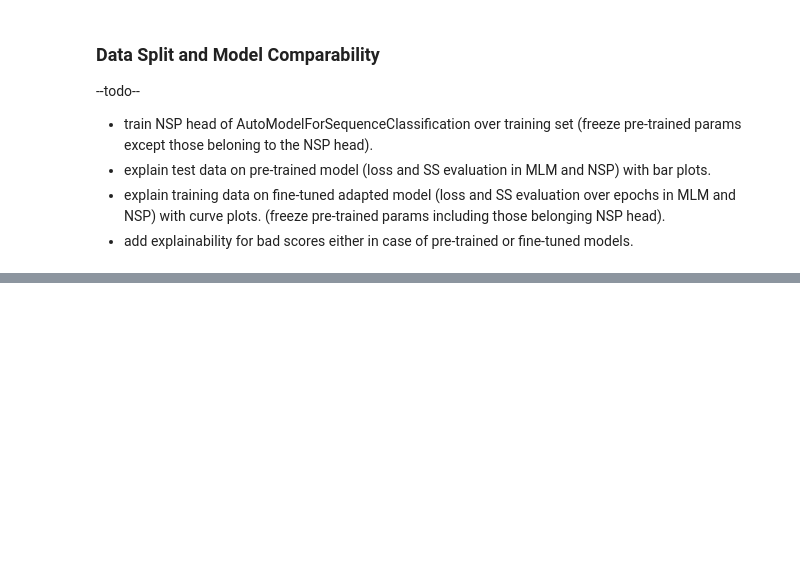
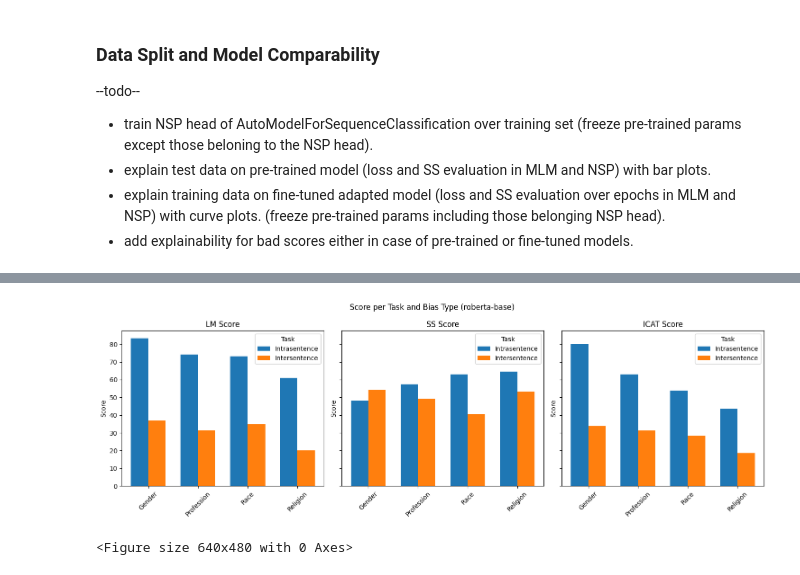
Before and after one commit to Abudo-S/MindTheGap, a Jupyter notebook: MindTheGap.ipynb, the cells around one changed output, grey strips where cells are left out. Cells and saved outputs as stored; diff of their text form; code cells hidden in the pictures; blank space fills up the shorter version.

Commit message:
Add evaluation plots in MindTheGap.

```diff
--- a/MindTheGap.ipynb
+++ b/MindTheGap.ipynb
@@ -466,0 +521,32 @@ KeyboardInterrupt:
+# %%
+intra = d["roberta-base"]["intrasentence"]
+inter = d["roberta-base"]["intersentence"]
+
+bias_types = ["gender", "profession", "race", "religion"]
+metrics = ["LM Score", "SS Score", "ICAT Score"]
+
+# Prepare data
+intra_data = {metric: [intra[bias][metric] for bias in bias_types] for metric in metrics}
+inter_data = {metric: [inter[bias][metric] for bias in bias_types] for metric in metrics}
+
+x = range(len(bias_types))
+width = 0.35
+
+#plot scores
+fig, axs = plt.subplots(1, 3, figsize=(15, 5), sharey=True)
+fig.suptitle(f"Score per Task and Bias Type ({pretrained_model_name})")
+for idx, metric in enumerate(metrics):
+    axs[idx].bar([i - width/2 for i in x], intra_data[metric], width, label="Intrasentence")
+    axs[idx].bar([i + width/2 for i in x], inter_data[metric], width, label="Intersentence")
+    axs[idx].set_xticks(x)
+    axs[idx].set_xticklabels([bias_type.capitalize() for bias_type in bias_types], rotation=45)
+    axs[idx].set_title(metric)
+    axs[idx].legend(title="Task")
+    axs[idx].set_ylabel("Score")
+
+plt.tight_layout()
+plt.show()
+plt.clf()
+# %% [output]
+[figure, added]
+<Figure size 640x480 with 0 Axes>
```
Also changed, not shown: parts of 7 cells of this notebook.
